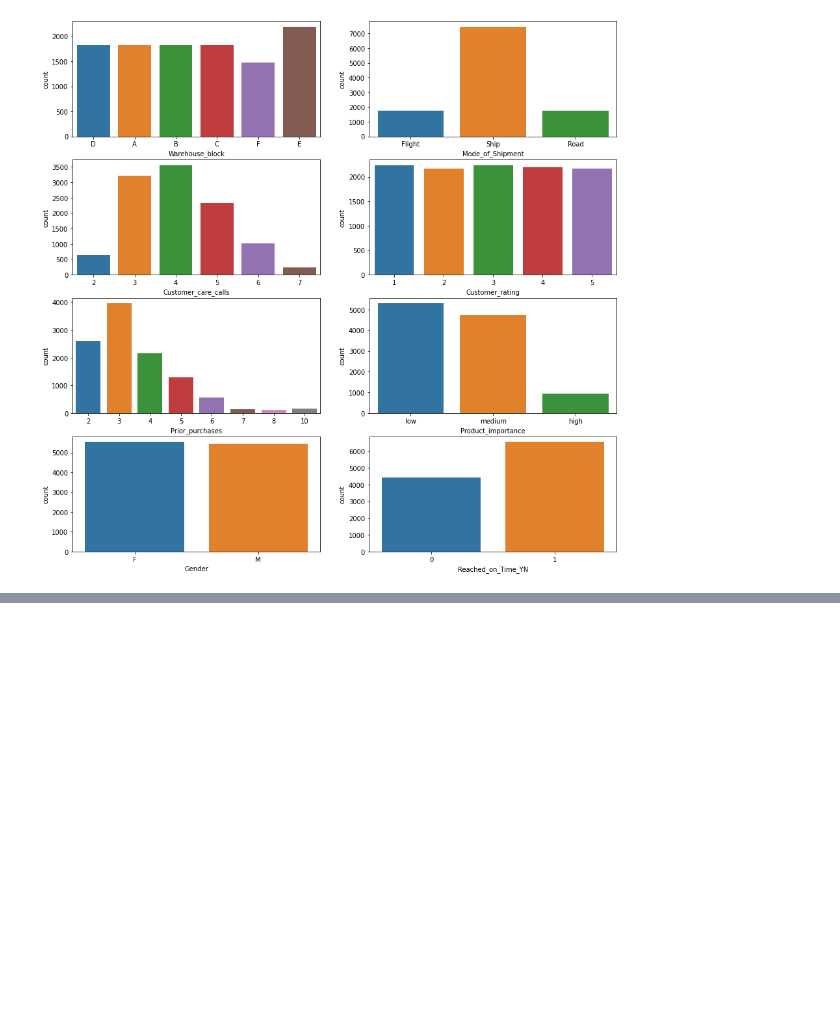
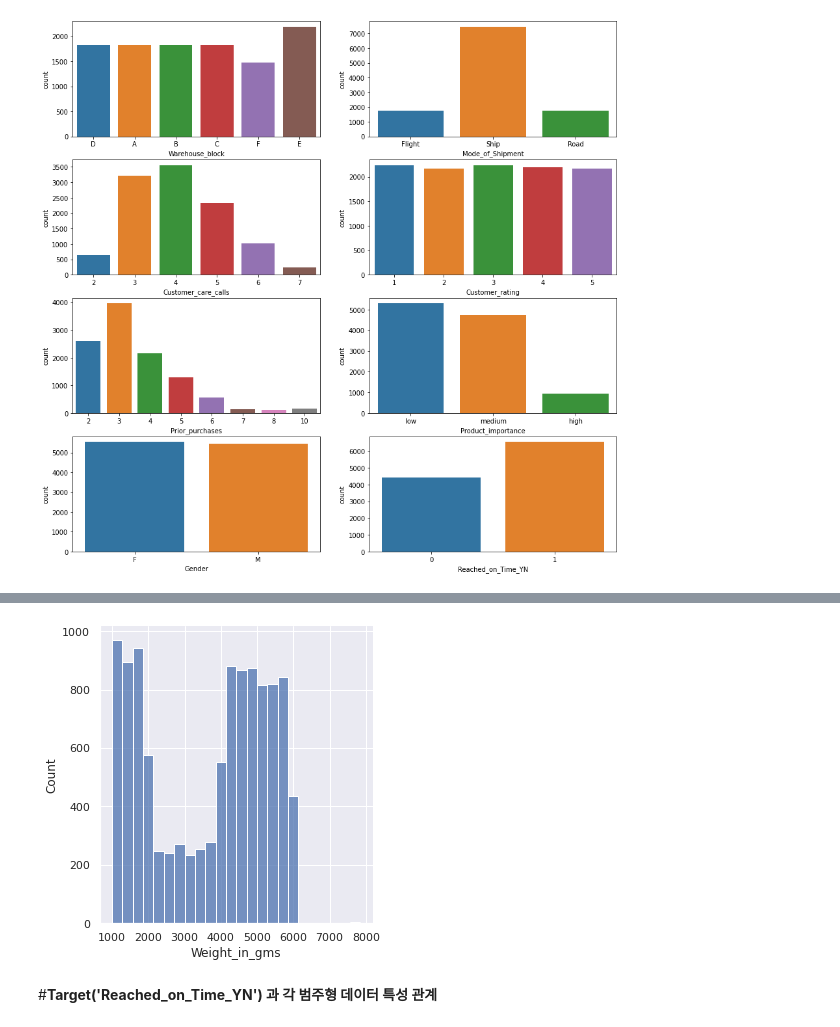
Before and after one commit to vkekd25/KBDB_Project_E_Commerce, a Jupyter notebook: E_commerce_project.ipynb, the cells around one changed output, grey strips where cells are left out. Cells and saved outputs as stored; diff of their text form; code cells hidden in the pictures; blank space fills up the shorter version.

```diff
--- a/E_commerce_project.ipynb
+++ b/E_commerce_project.ipynb
@@ -304,0 +323,6 @@ Discount_N = df[df['Reached_on_Time_YN'] ==0]['Discount_offered'].value_counts()
+# %%
+sns.displot(data = df, x = 'Weight_in_gms');
+# %% [output]
+[figure, added]
+# %% [markdown]
+#**Target('Reached_on_Time_YN') 과 각 범주형 데이터 특성 관계**
```
Also changed, not shown: parts of 55 cells of this notebook.
